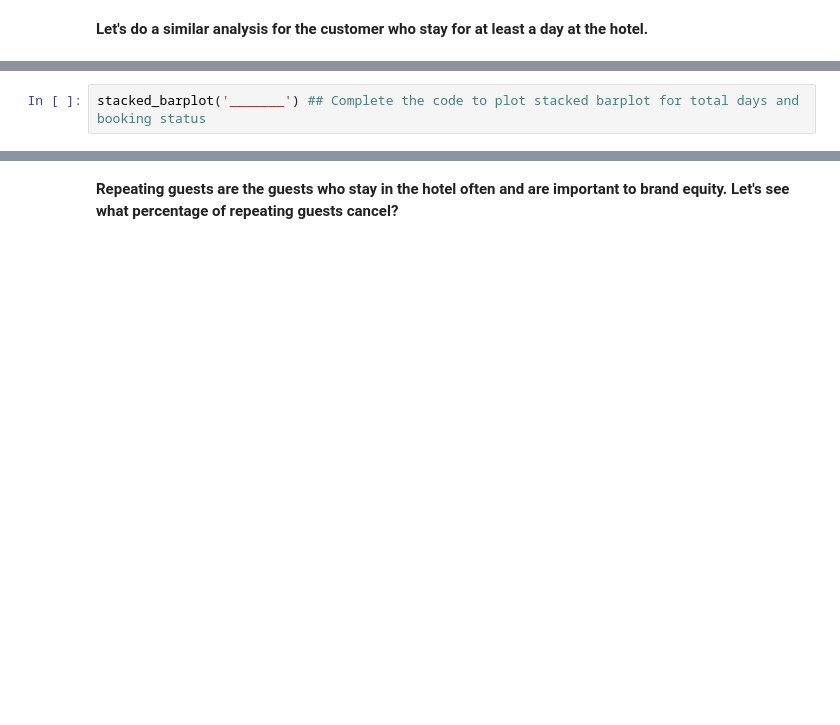
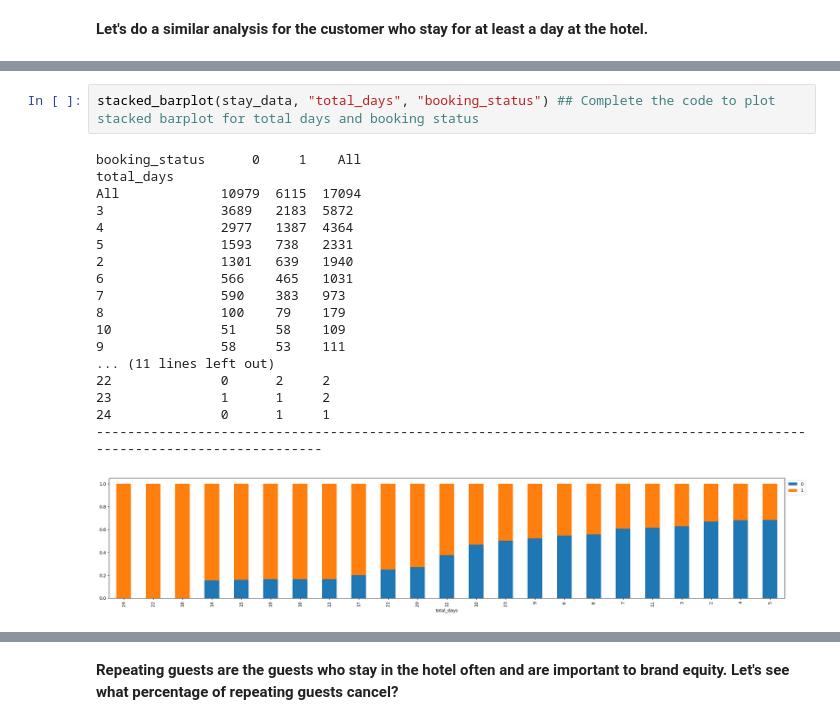
Before and after one commit to CoderSales/machine-learning-classification, a Jupyter notebook: Project_SLC_DSBA_INNHotels_LowCode_%281%29.ipynb, the cells around one changed output, grey strips where cells are left out. Drawn from its saved outputs; the diff is of its cells as text; blank space fills up the shorter version.

```diff
--- a/Project_SLC_DSBA_INNHotels_LowCode_%281%29.ipynb
+++ b/Project_SLC_DSBA_INNHotels_LowCode_%281%29.ipynb
@@ -2556,2 +2571,21 @@ stay_data["total_days"] = (
 # %%
-stacked_barplot('_______') ## Complete the code to plot stacked barplot for total days and booking status
+stacked_barplot(stay_data, "total_days", "booking_status") ## Complete the code to plot stacked barplot for total days and booking status
+# %% [output]
+booking_status      0     1    All
+total_days
+All             10979  6115  17094
+3               3689   2183  5872
+4               2977   1387  4364
+5               1593   738   2331
+2               1301   639   1940
+6               566    465   1031
+7               590    383   973
+8               100    79    179
+10              51     58    109
+9               58     53    111
+... (11 lines left out)
+22              0      2     2
+23              1      1     2
+24              0      1     1
+------------------------------------------------------------------------------------------------------------------------
+[figure, added]
```
Also changed, not shown: parts of 19 cells of this notebook.
